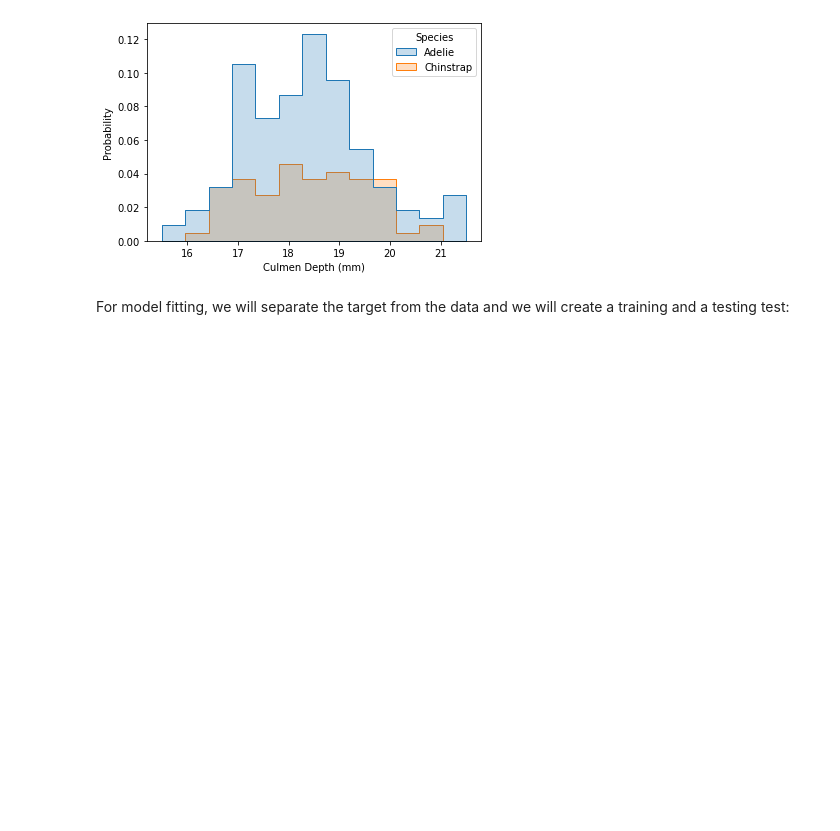
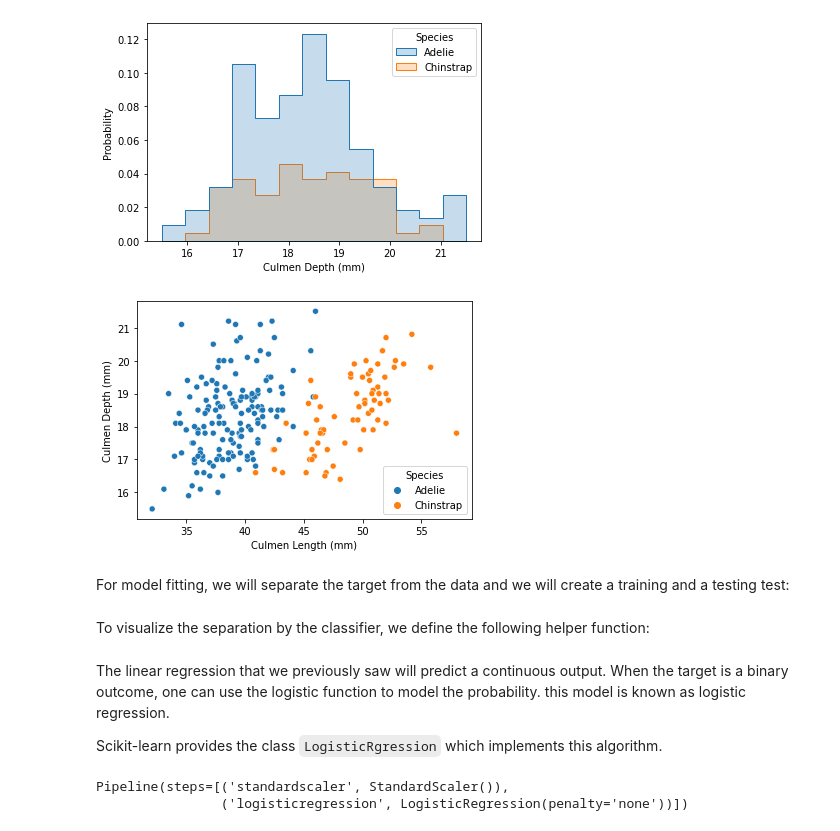
Before and after one commit to skacem/Learning-Machine-Learning, a Jupyter notebook: Scikit-learn/404_linear_model_classification.ipynb, the cells around one changed output. Drawn from its saved outputs; the diff is of its cells as text; code cells hidden in the pictures; blank space fills up the shorter version.

Commit message:
add logistic regression

```diff
--- a/Scikit-learn/404_linear_model_classification.ipynb
+++ b/Scikit-learn/404_linear_model_classification.ipynb
@@ -44,6 +44,11 @@ sns.histplot(data=penguins, x='Culmen Depth (mm)', bins=13,
          element='step', hue='Species', stat='probability');
 # %% [output]
 [figure]
+# %%
+sns.scatterplot(data=penguins, x='Culmen Length (mm)',
+             y='Culmen Depth (mm)', hue='Species');
+# %% [output]
+[figure, added]
 # %% [markdown]
 For model fitting, we will separate the target from the data and we will create a training and a testing test:
 # %%
@@ -60,6 +65,8 @@ range_features = {
                    penguins[feature_name].max() + 1)
     for feature_name in culmen_columns
 }
+# %% [markdown]
+To visualize the separation by the classifier, we define the following helper function:
 # %%
 def plot_decision_function(fitted_classifier, range_features, ax=None):
     """Plot the boundary of the decision function of a classifier."""
@@ -84,3 +91,7 @@ def plot_decision_function(fitted_classifier, range_features, ax=None):
     ax.contourf(xx, yy, Z, alpha=0.4, cmap="RdBu_r")
 
     return ax
+# %% [markdown]
+The linear regression that we previously saw will predict a continuous output. When the target is a binary outcome, one can use the logistic function to model the probability. this model is known as logistic regression.
+
+Scikit-learn provides the class `LogisticRgression` which implements this algorithm.
@@ -86,0 +100,7 @@ def plot_decision_function(fitted_classifier, range_features, ax=None):
+# %%
+logistic_regression = make_pipeline(StandardScaler(),
+                                   LogisticRegression(penalty='none'))
+logistic_regression.fit(data_train, target_train)
+# %% [output]
+Pipeline(steps=[('standardscaler', StandardScaler()),
+                ('logisticregression', LogisticRegression(penalty='none'))])
```
Also changed, not shown: parts of 8 cells of this notebook.
